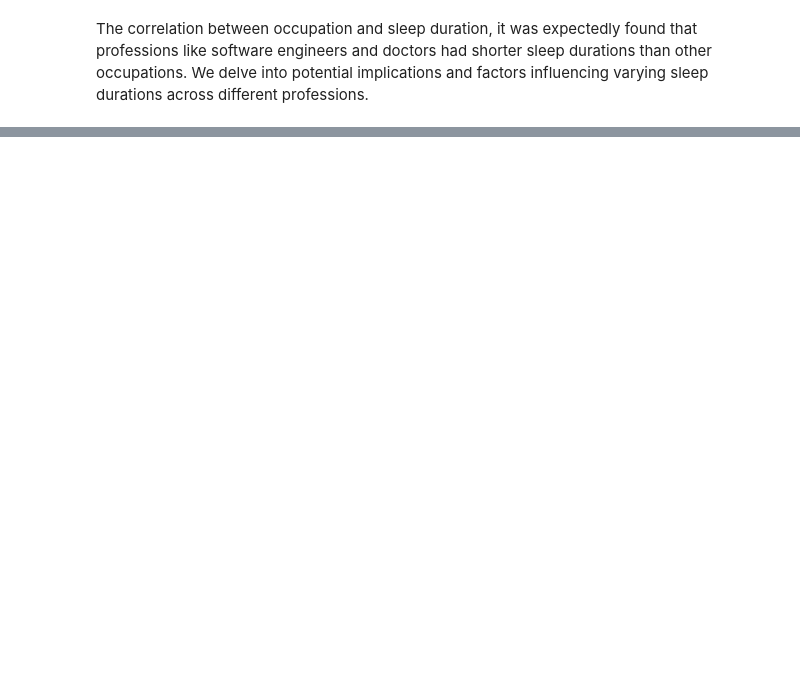
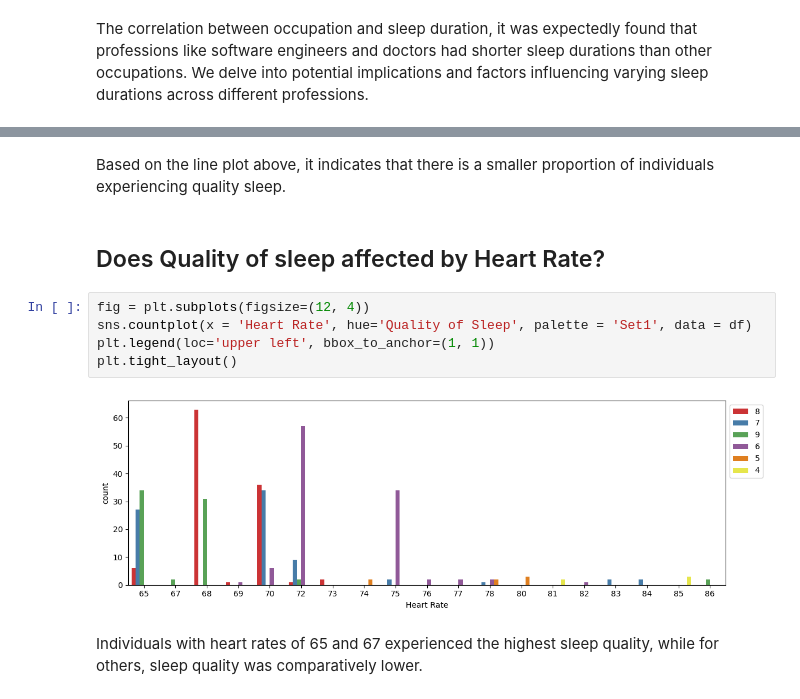
Before and after one commit to ShoaibNaseer/MSc_data_science_projects, a Jupyter notebook: other_projects/sleep_health_analysis/sleep_quality_analysis.ipynb, the cells around one changed output, grey strips where cells are left out. Drawn from its saved outputs; the diff is of its cells as text; blank space fills up the shorter version.

```diff
--- a/other_projects/sleep_health_analysis/sleep_quality_analysis.ipynb
+++ b/other_projects/sleep_health_analysis/sleep_quality_analysis.ipynb
@@ -194,0 +244,13 @@ The correlation between occupation and sleep duration, it was expectedly found t
+# %% [markdown]
+Based on the line plot above, it indicates that there is a smaller proportion of individuals experiencing quality sleep.
+# %% [markdown]
+## Does Quality of sleep affected by Heart Rate?
+# %%
+fig = plt.subplots(figsize=(12, 4))
+sns.countplot(x = 'Heart Rate', hue='Quality of Sleep', palette = 'Set1', data = df)
+plt.legend(loc='upper left', bbox_to_anchor=(1, 1))
+plt.tight_layout()
+# %% [output]
+[figure, added]
+# %% [markdown]
+Individuals with heart rates of 65 and 67 experienced the highest sleep quality, while for others, sleep quality was comparatively lower.
```
Also changed, not shown: parts of 9 cells of this notebook.
